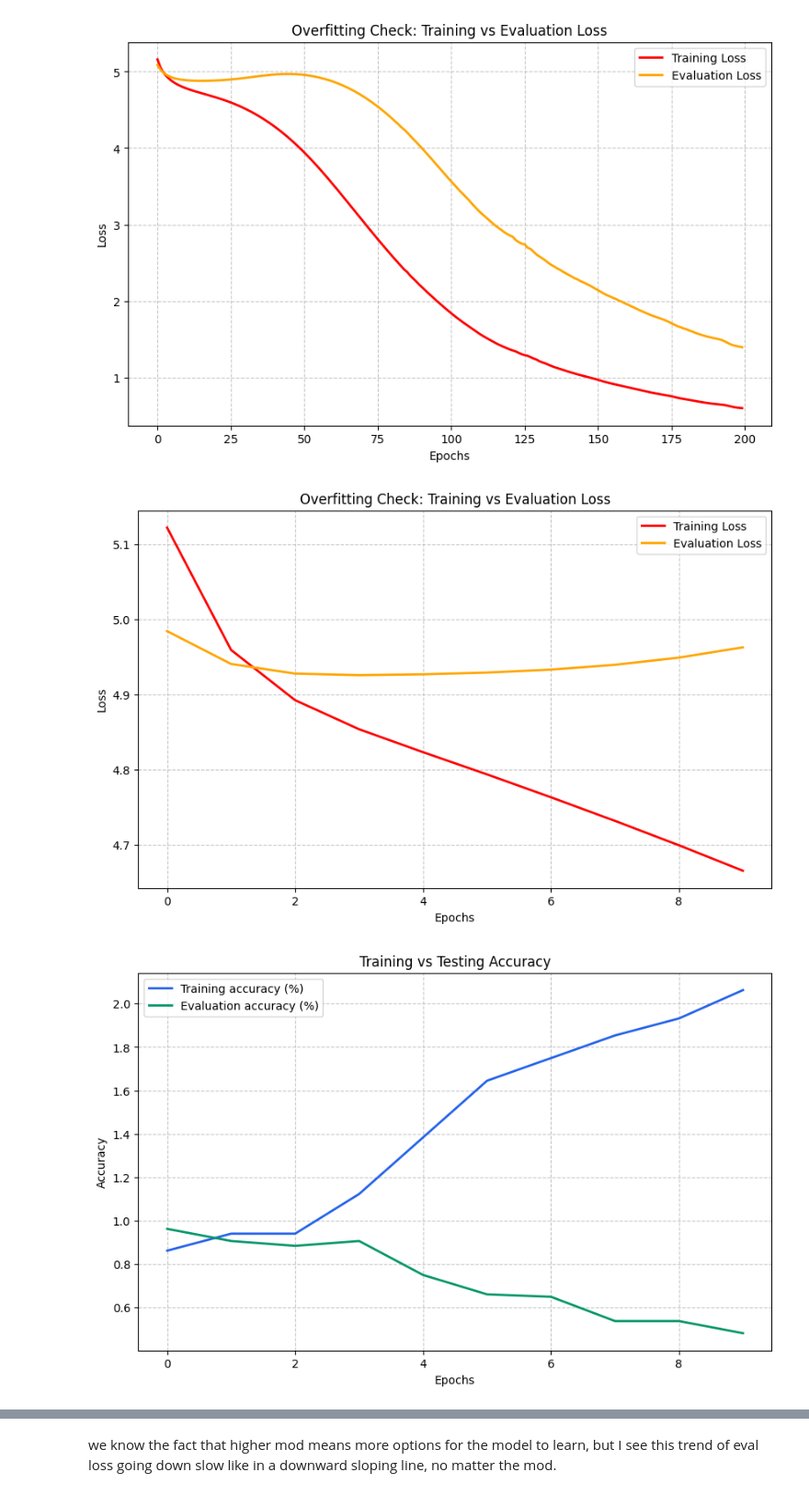
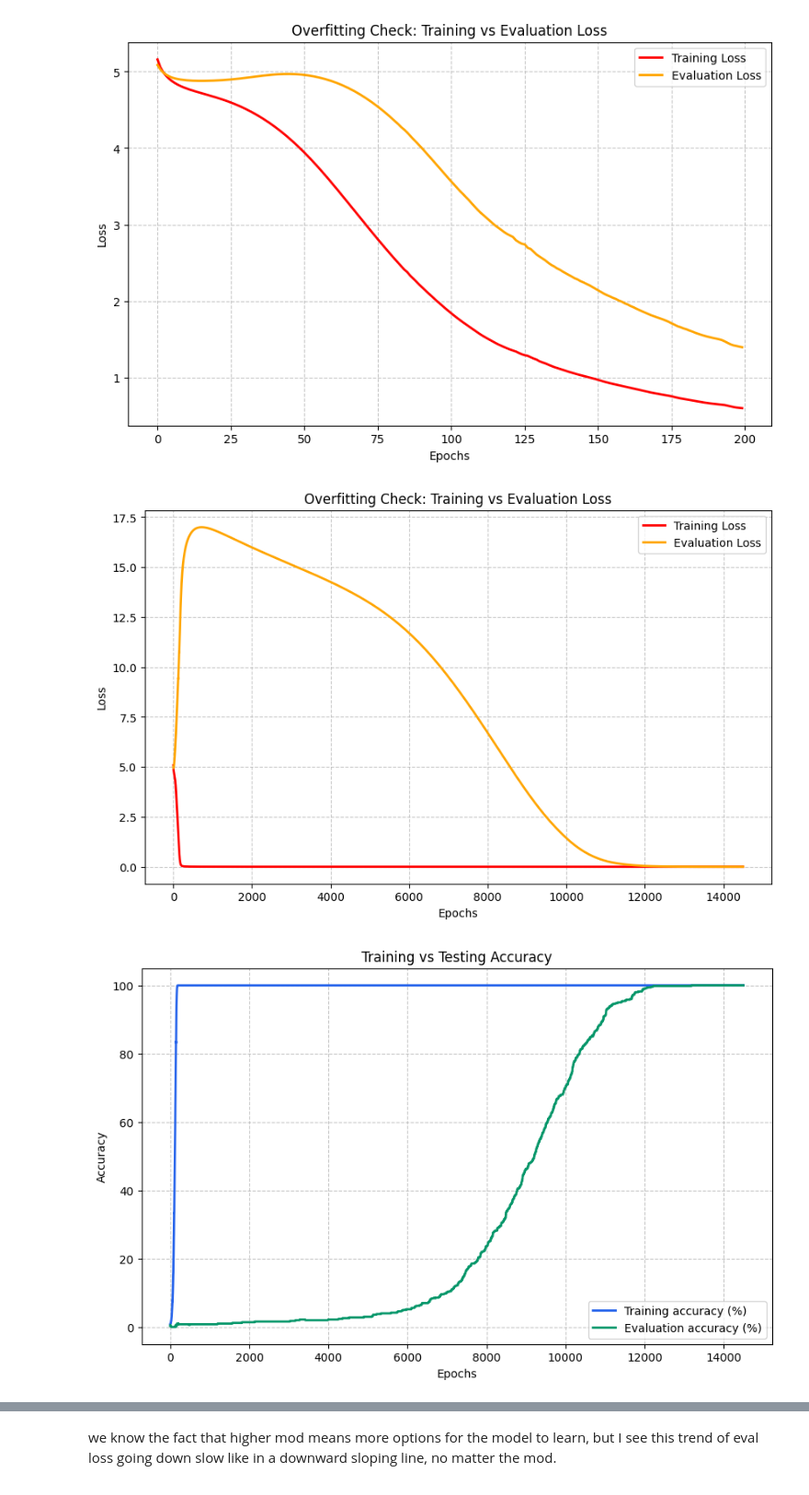
Before and after one commit to Aavash232311/Empirical-Analysis-of-Phase-Transitions-in-Transformer-Models-Using-Mechanistic-Interpretability, a Jupyter notebook: analysis/unseen_pairs_model_analyisis.ipynb, the cells around one changed output, grey strips where cells are left out. Shown at 92% size. Cells and saved outputs as stored; diff of their text form; code cells hidden in the pictures.

Commit message:
Full batch training, long overfitting

```diff
--- a/analysis/unseen_pairs_model_analyisis.ipynb
+++ b/analysis/unseen_pairs_model_analyisis.ipynb
@@ -53,7 +53,7 @@ from utils.explained_variance_ratio import overfitting_plot, accuracy_overdt
 
 
 checkpoint_dir = '../checkpoints/temp'
-full_path = os.path.join(checkpoint_dir, 'sus_6.pth')
+full_path = os.path.join(checkpoint_dir, 'sus_8.pth')
 checkpoint = torch.load(full_path)
 
 
@@ -63,32 +63,32 @@ eval_plot = checkpoint['eval_loss_history']
 
 eval_accuracy_avg = checkpoint.get("total_accuracy")
 dimension = checkpoint.get("d_model")
 
 
 train_accuracy = checkpoint.get("train_accuracy")
 test_accuracy = checkpoint.get("test_accuracy")
 
 vocab_size = checkpoint.get("vocab_size")
 weight_decay = checkpoint.get("weight_decay")
 
 overfitting_plot(train_plot, eval_plot)
 
 accuracy_overdt(
     test_accuracy,
     train_accuracy
 )
 
 
 d_mass_history = checkpoint.get("d_mass")
 if d_mass_history:
 
     plt.figure(figsize=(10, 4))
     plt.plot(d_mass_history, color='purple', linewidth=2)
     plt.xlabel("Epoch")
     plt.ylabel("Diagonal Spectral Mass")
     plt.title(f"Diagonal Spectral Mass over Training (d_model={dimension}) weight_decay={weight_decay} vocab_size={vocab_size}")
     plt.tight_layout()
     plt.show()
 # %% [output]
-[figure, old version]
+[figure, new version]
-[figure, old version]
+[figure, new version]
```
Also changed, not shown: parts of 1 cell of this notebook, 5 other files.
